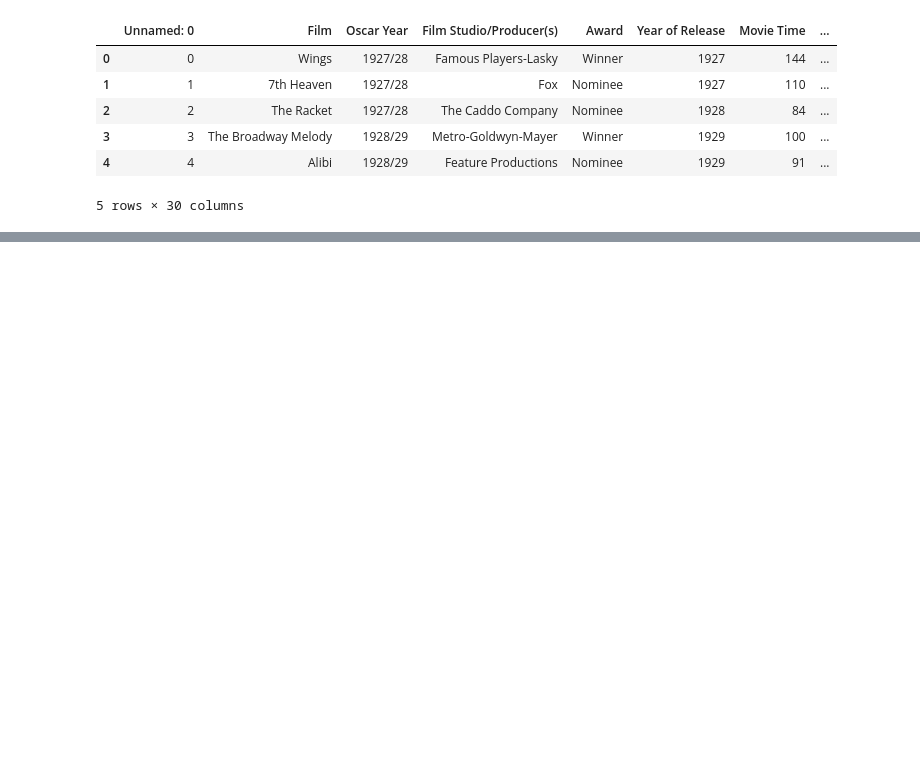
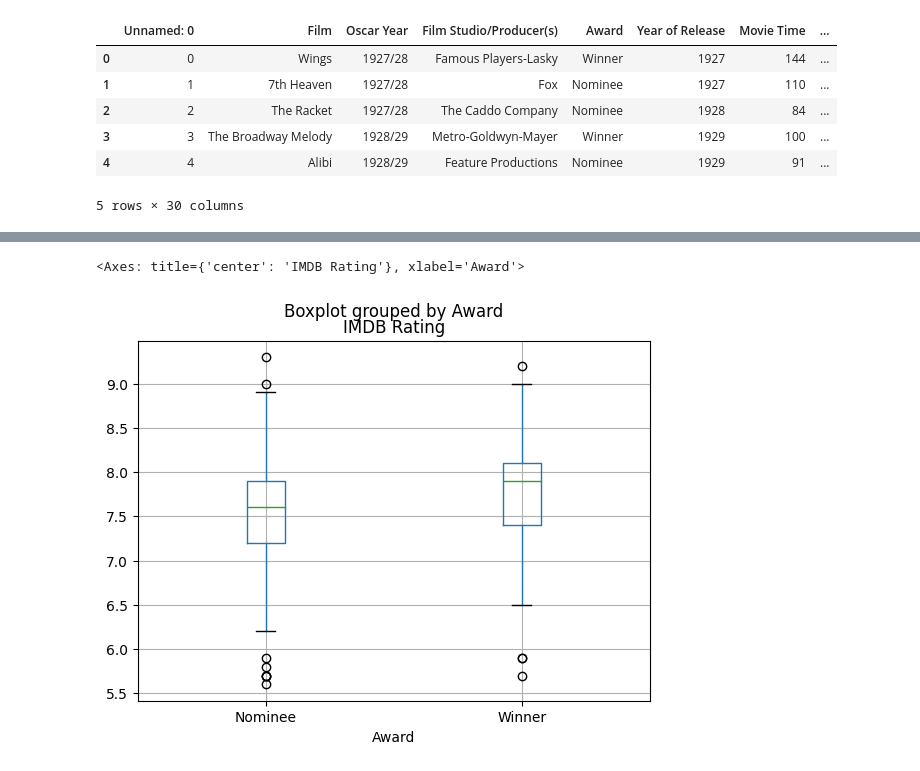
Before and after one commit to MaksimSmolenkov/3, a Jupyter notebook: Практ_6.ipynb, the cells around one changed output, grey strips where cells are left out. Cells and saved outputs as stored; diff of their text form; code cells hidden in the pictures; blank space fills up the shorter version.

```diff
--- a/Практ_6.ipynb
+++ b/Практ_6.ipynb
@@ -75,0 +98,6 @@ data.head(5)
+# %%
+sedan_color_filtered = data.query('Award == ["Winner","Nominee"]')
+sedan_color_filtered.boxplot(by ='Award', column ='IMDB Rating', grid = True)
+# %% [output]
+<Axes: title={'center': 'IMDB Rating'}, xlabel='Award'>
+[figure, added]
```
Also changed, not shown: parts of 2 cells of this notebook.
